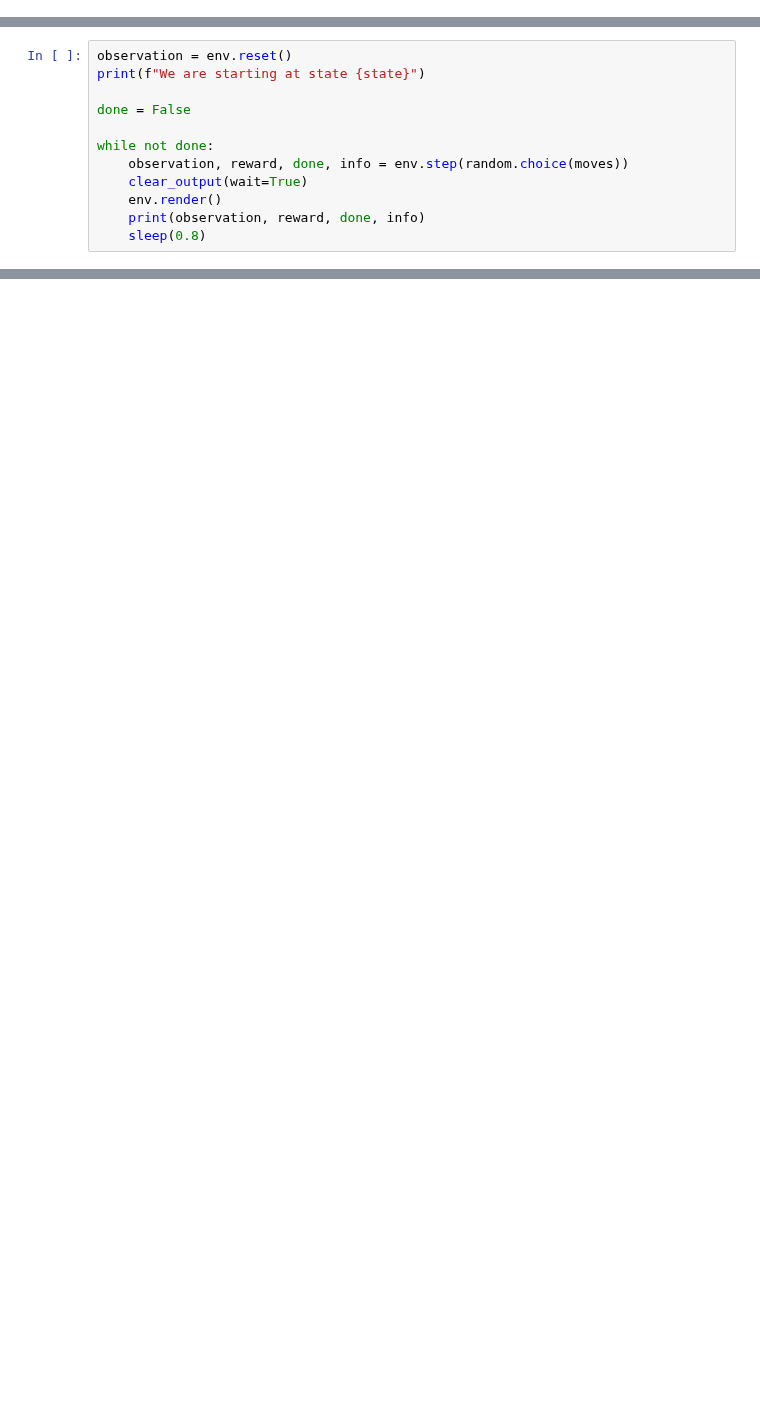
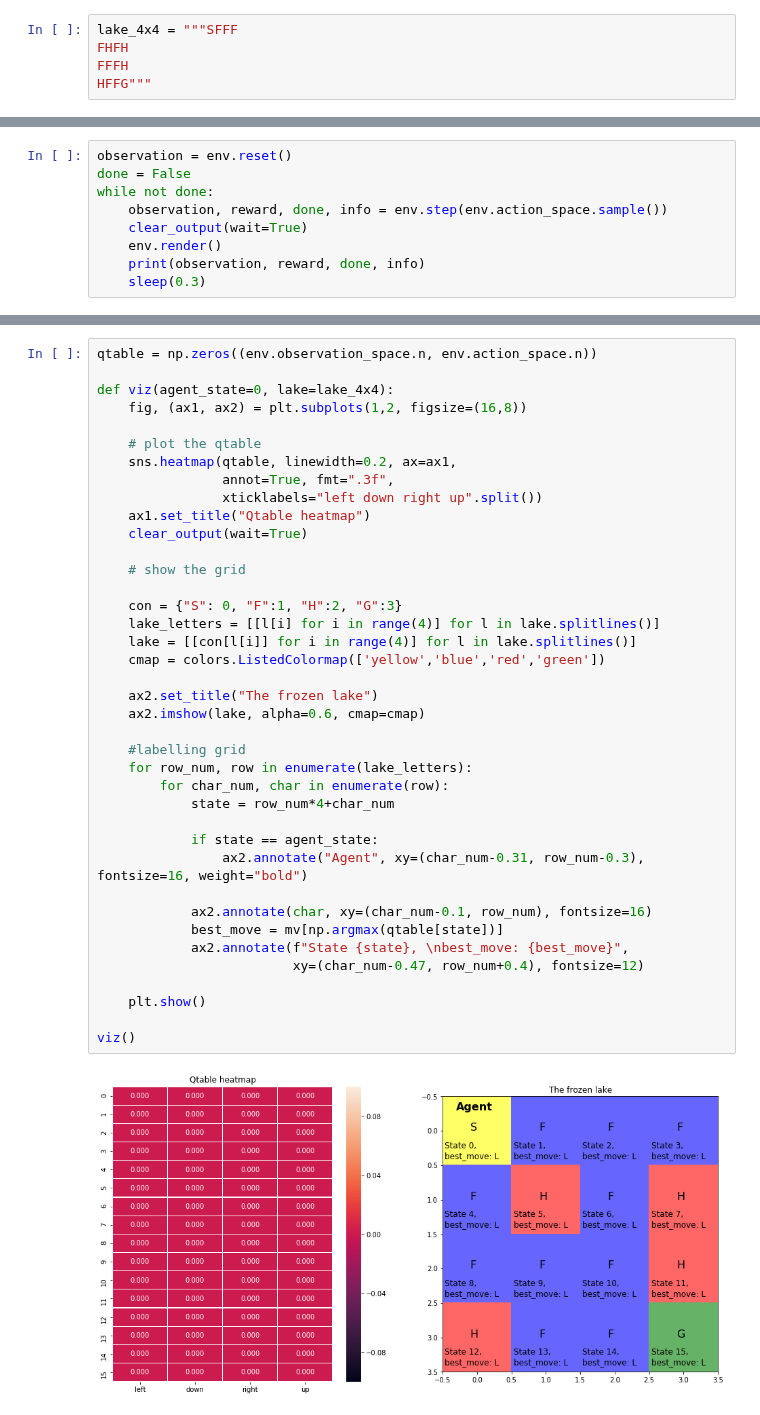
Before and after one commit to khalido/starai, a Jupyter notebook: notebooks/frozenlake.ipynb, the cells around one changed output, grey strips where cells are left out. Cells and saved outputs as stored; diff of their text form; blank space fills up the shorter version.

Commit message:
first attempt at frozen lake

```diff
--- a/notebooks/frozenlake.ipynb
+++ b/notebooks/frozenlake.ipynb
@@ -31,0 +31,5 @@ Moves(left=0, down=1, right=2, up=3)
+# %%
+lake_4x4 = """SFFF
+FHFH
+FFFH
+HFFG"""
@@ -43,13 +83,10 @@ Moving the agent randomly to see whats happening:
 # %%
 observation = env.reset()
-print(f"We are starting at state {state}")
-
 done = False
-
 while not done:
-    observation, reward, done, info = env.step(random.choice(moves))
+    observation, reward, done, info = env.step(env.action_space.sample())
     clear_output(wait=True)
     env.render()
     print(observation, reward, done, info)
-    sleep(0.8)
+    sleep(0.3)
 # %% [output]
@@ -82,0 +116,41 @@ defaultdict(int, {((5, 6), 1): 0, ((5, 3), 1): 90, ((5, 3), 2): 85})
+# %%
+qtable = np.zeros((env.observation_space.n, env.action_space.n))
+
+def viz(agent_state=0, lake=lake_4x4):
+    fig, (ax1, ax2) = plt.subplots(1,2, figsize=(16,8))
+
+    # plot the qtable
+    sns.heatmap(qtable, linewidth=0.2, ax=ax1,
+                annot=True, fmt=".3f",
+                xticklabels="left down right up".split())
+    ax1.set_title("Qtable heatmap")
+    clear_output(wait=True)
+
+    # show the grid
+
+    con = {"S": 0, "F":1, "H":2, "G":3}
+    lake_letters = [[l[i] for i in range(4)] for l in lake.splitlines()]
+    lake = [[con[l[i]] for i in range(4)] for l in lake.splitlines()]
+    cmap = colors.ListedColormap(['yellow','blue','red','green'])
+
+    ax2.set_title("The frozen lake")
+    ax2.imshow(lake, alpha=0.6, cmap=cmap)
+
+    #labelling grid
+    for row_num, row in enumerate(lake_letters):
+        for char_num, char in enumerate(row):
+            state = row_num*4+char_num
+
+            if state == agent_state:
+                ax2.annotate("Agent", xy=(char_num-0.31, row_num-0.3), fontsize=16, weight="bold")
+
+            ax2.annotate(char, xy=(char_num-0.1, row_num), fontsize=16)
+            best_move = mv[np.argmax(qtable[state])]
+            ax2.annotate(f"State {state}, \nbest_move: {best_move}",
+                         xy=(char_num-0.47, row_num+0.4), fontsize=12)
+
+    plt.show()
+
+viz()
+# %% [output]
+[figure, added]
```
Also changed, not shown: parts of 24 cells of this notebook, 1 other file.
